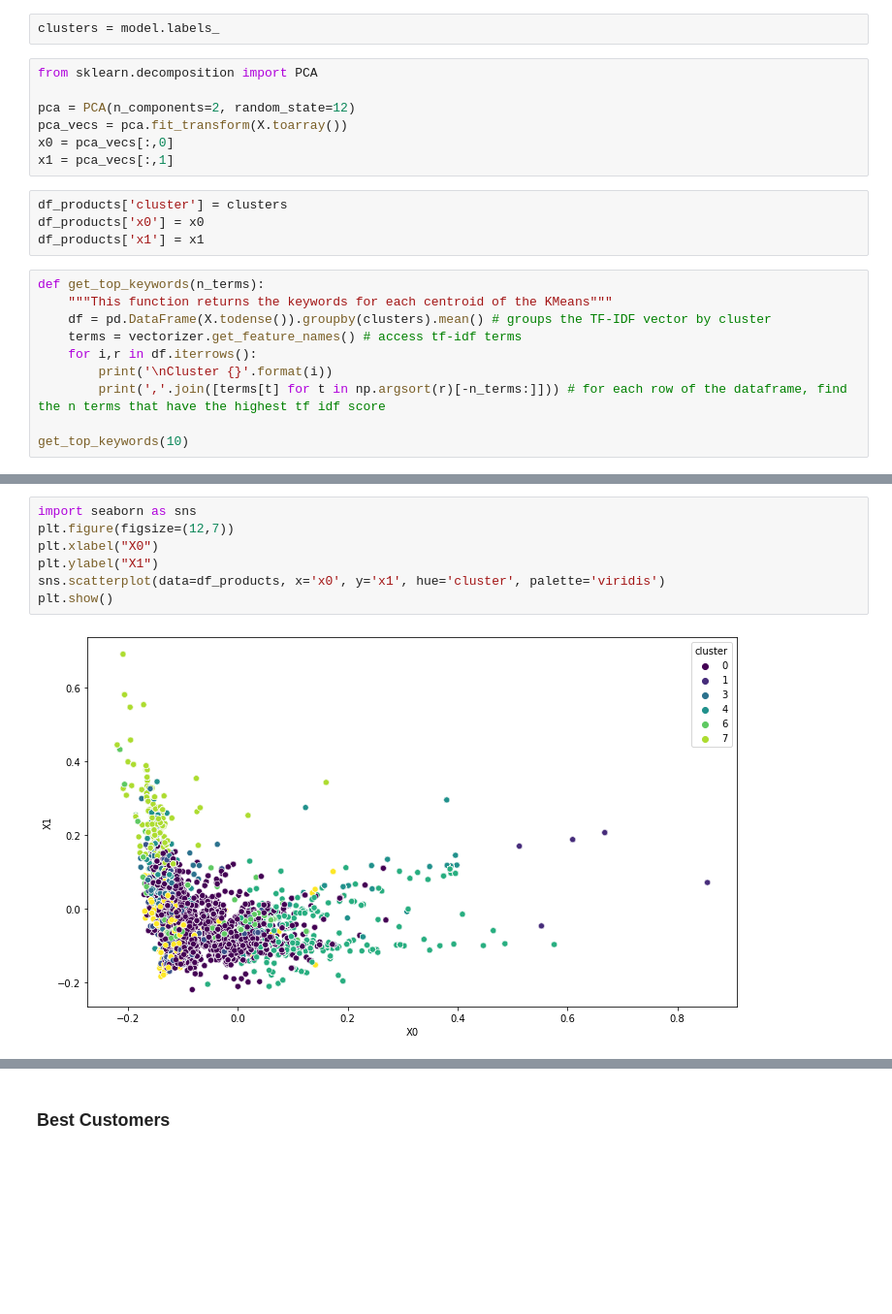
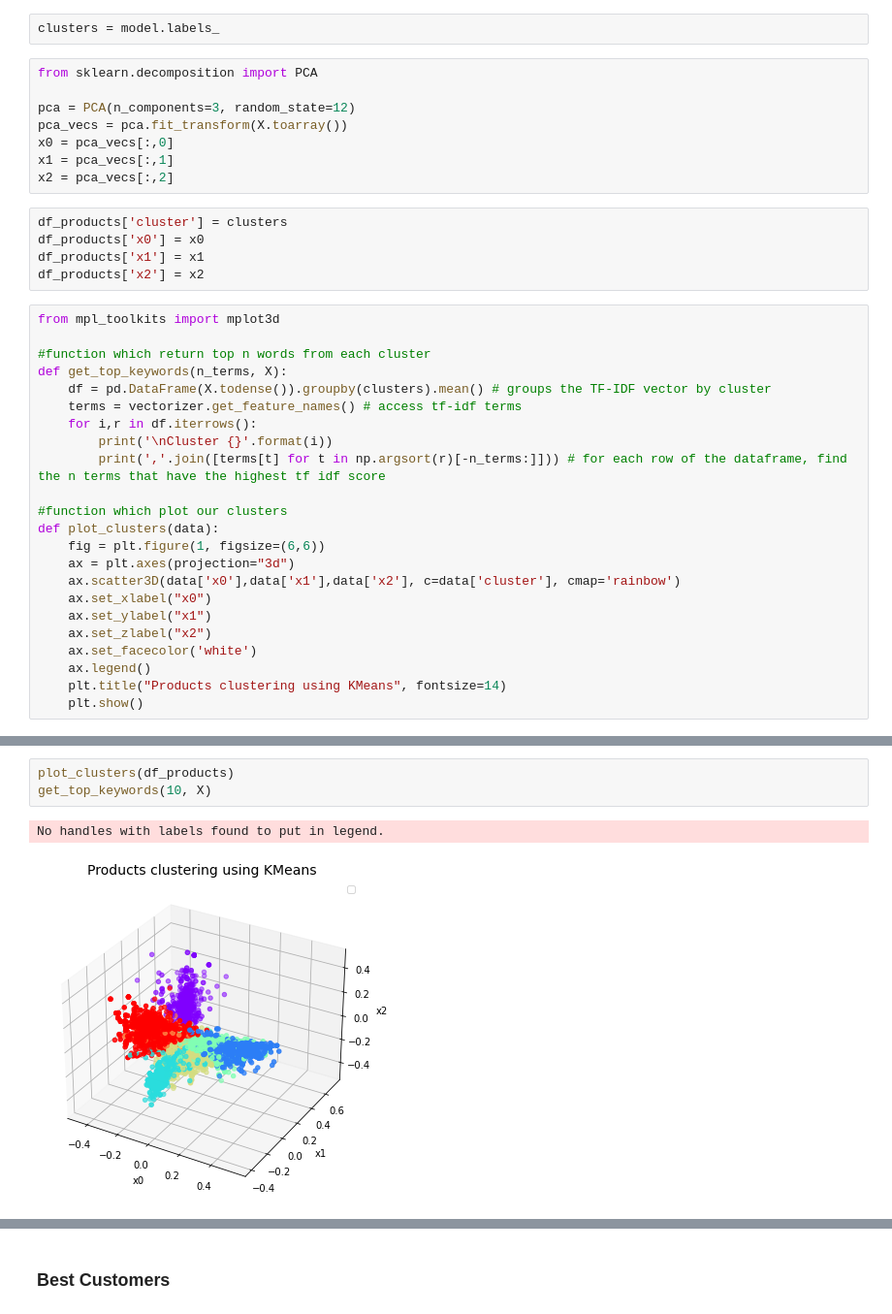
Before and after one commit to JankowskiDaniel/amazon-reviews, a Jupyter notebook: cell-phones-analysis.ipynb, the cells around one changed output, grey strips where cells are left out. Shown at 97% size. Cells and saved outputs as stored; diff of their text form; blank space fills up the shorter version.

```diff
--- a/cell-phones-analysis.ipynb
+++ b/cell-phones-analysis.ipynb
@@ -321,21 +325,36 @@ clusters = model.labels_
 # %%
 from sklearn.decomposition import PCA
 
-pca = PCA(n_components=2, random_state=12)
+pca = PCA(n_components=3, random_state=12)
 pca_vecs = pca.fit_transform(X.toarray())
 x0 = pca_vecs[:,0]
 x1 = pca_vecs[:,1]
+x2 = pca_vecs[:,2]
 # %%
 df_products['cluster'] = clusters
 df_products['x0'] = x0
 df_products['x1'] = x1
+df_products['x2'] = x2
 # %%
-def get_top_keywords(n_terms):
-    """This function returns the keywords for each centroid of the KMeans"""
+from mpl_toolkits import mplot3d
+
+#function which return top n words from each cluster
+def get_top_keywords(n_terms, X):
     df = pd.DataFrame(X.todense()).groupby(clusters).mean() # groups the TF-IDF vector by cluster
     terms = vectorizer.get_feature_names() # access tf-idf terms
     for i,r in df.iterrows():
         print('\nCluster {}'.format(i))
         print(','.join([terms[t] for t in np.argsort(r)[-n_terms:]])) # for each row of the dataframe, find the n terms that have the highest tf idf score
 
-get_top_keywords(10)
+#function which plot our clusters
+def plot_clusters(data):
+    fig = plt.figure(1, figsize=(6,6))
+    ax = plt.axes(projection="3d")
+    ax.scatter3D(data['x0'],data['x1'],data['x2'], c=data['cluster'], cmap='rainbow')
+    ax.set_xlabel("x0")
+    ax.set_ylabel("x1")
+    ax.set_zlabel("x2")
+    ax.set_facecolor('white')
+    ax.legend()
+    plt.title("Products clustering using KMeans", fontsize=14)
+    plt.show()
@@ -360,9 +361,6 @@ snn,vi,vc,lithiumion,standard,br,motorola,liion,oem,battery
-# %%
-import seaborn as sns
-plt.figure(figsize=(12,7))
-plt.xlabel("X0")
-plt.ylabel("X1")
-sns.scatterplot(data=df_products, x='x0', y='x1', hue='cluster', palette='viridis')
-plt.show()
-# %% [output]
-[figure, removed]
+# %%
+plot_clusters(df_products)
+get_top_keywords(10, X)
+# %% [output]
+No handles with labels found to put in legend.
+[figure, added]
```
Also changed, not shown: parts of 23 cells of this notebook.
